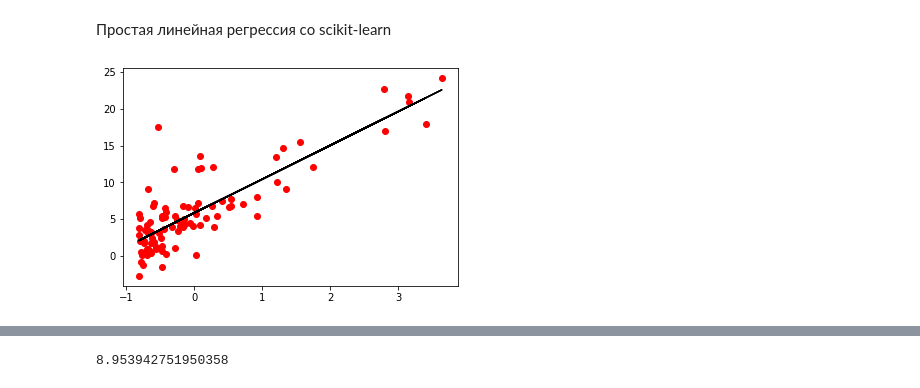
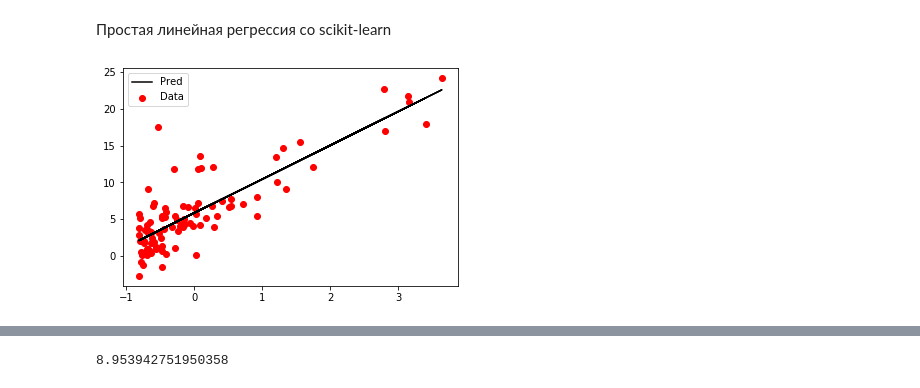
Before and after one commit to Craiglal/ML-Hometasks, a Jupyter notebook: task2/Untitled.ipynb, the cells around one changed output, grey strips where cells are left out. Saved outputs shown, nothing was run; the diff lists cells and outputs as text; code cells hidden in the pictures.

```diff
--- a/task2/Untitled.ipynb
+++ b/task2/Untitled.ipynb
@@ -251,11 +254,12 @@ from sklearn.linear_model import LinearRegression
 # %%
 %%time
 model = LinearRegression()
 model.fit(X, y)
 model = LinearRegression().fit(X, y)
 y_pred = model.predict(X)
-plt.scatter(X[:, 0], y[:, ], color='red')
-plt.plot(X[:, 0], y_pred, color = 'black')
+plt.scatter(X[:, 0], y[:, ], color='red', label='Data')
+plt.plot(X[:, 0], y_pred, color = 'black', label='Pred')
+plt.legend()
 plt.show()
 # %% [output]
-[figure, old version]
+[figure, new version]
```
Also changed, not shown: parts of 8 cells of this notebook, 7 other files.
